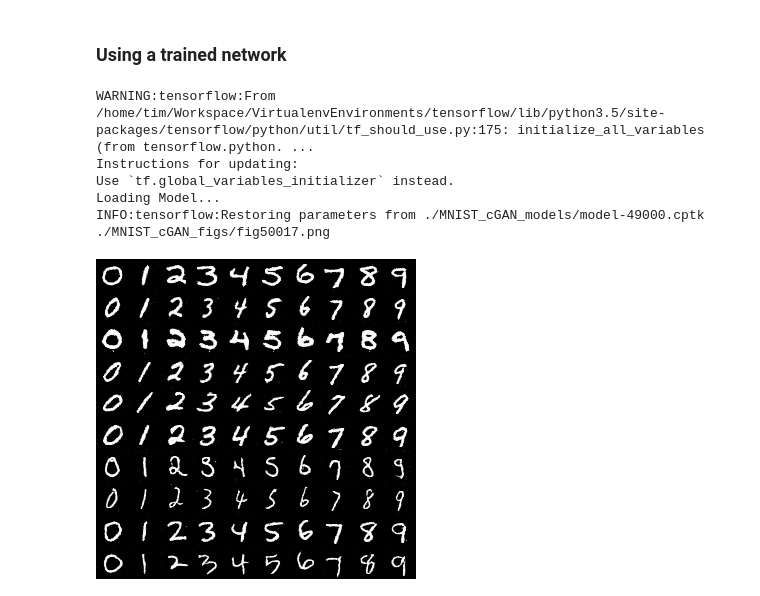
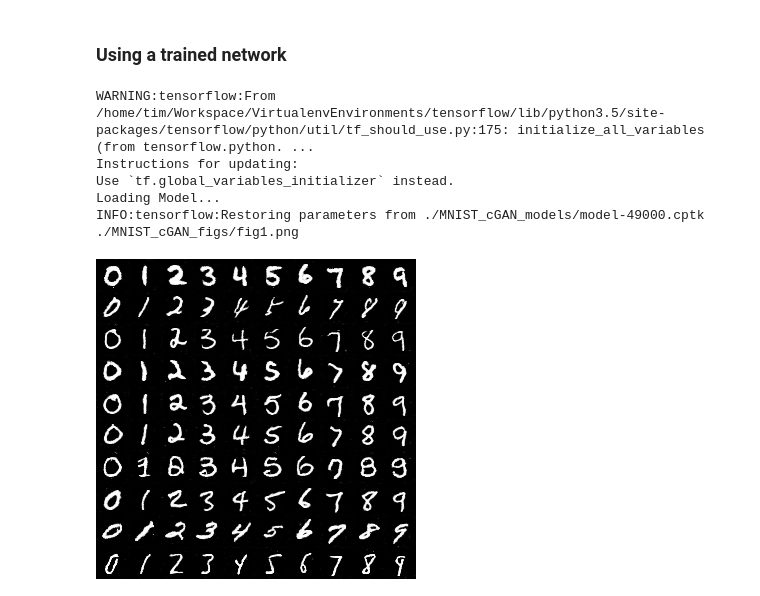
Before and after one commit to timxzz/GANs, a Jupyter notebook: MNIST/MNIST_ConditionalDCGANs.ipynb, the cells around one changed output. Cells and saved outputs as stored; diff of their text form; code cells hidden in the pictures.

```diff
--- a/MNIST_ConditionalDCGANs.ipynb
+++ b/MNIST/MNIST_ConditionalDCGANs.ipynb
@@ -238,24 +238,33 @@ with tf.Session() as sess:
     ys = np.zeros(shape=[y_size, y_size])
     np.fill_diagonal(ys, 1)
     #ys=ys[:, ::-1] # Reverse order
+    #ys[:,2]=1
+#     ys=[[1,0,0,0,0,0,0,0,0,0],[0,1,0,0,0,0,0,0,0,0],
+#         [0,1,0,0,0,0,0,0,0,0],[1,0,0,0,0,0,0,0,0,0],
+#         [0,0,1,0,0,0,0,0,0,0],[1,0,0,0,0,0,0,0,0,0],
+#         [0,0,0,0,0,0,1,0,0,0],[1,0,0,0,0,0,0,0,0,0],
+#         [1,0,0,0,0,0,0,0,0,0],[1,0,0,0,0,0,0,0,0,0],
+#        ]
     ys = np.tile(ys, (batch_size_sample,1)) # for one noise, apply ten conditions
 
     newZ = sess.run(Gz,feed_dict={z_in:zs, y:ys}) #Use new z to get sample images from generator.
     if not os.path.exists(sample_directory):
         os.makedirs(sample_directory)
-    save_images(np.reshape(newZ[0:100],[100,32,32]),[10,10],sample_directory+'/fig'+str(i)+'.png')
-    print(sample_directory+'/fig'+str(i)+'.png')
+    #save_images(np.reshape(newZ[0:100],[100,32,32]),[10,10],sample_directory+'/fig'+str(i)+'.png')
+    #print(sample_directory+'/fig'+str(i)+'.png')
+    #i=i+1
 
-    i=i+1
+    save_images(np.reshape(newZ[0:100],[100,32,32]),[10,10],sample_directory+'/fig'+str(1)+'.png')
+    print(sample_directory+'/fig'+str(1)+'.png')
 # %% [output]
 WARNING:tensorflow:From /home/tim/Workspace/VirtualenvEnvironments/tensorflow/lib/python3.5/site-packages/tensorflow/python/util/tf_should_use.py:175: initialize_all_variables (from tensorflow.python. ...
 Instructions for updating:
 Use `tf.global_variables_initializer` instead.
 Loading Model...
 INFO:tensorflow:Restoring parameters from ./MNIST_cGAN_models/model-49000.cptk
-./MNIST_cGAN_figs/fig50017.png
+./MNIST_cGAN_figs/fig1.png
 # %%
 from IPython.display import Image
-Image("./MNIST_cGAN_figs/fig50017.png")
+Image("./MNIST_cGAN_figs/fig1.png")
 # %% [output]
-[figure, old version]
+[figure, new version]
```
Also changed, not shown: 7 other files.
